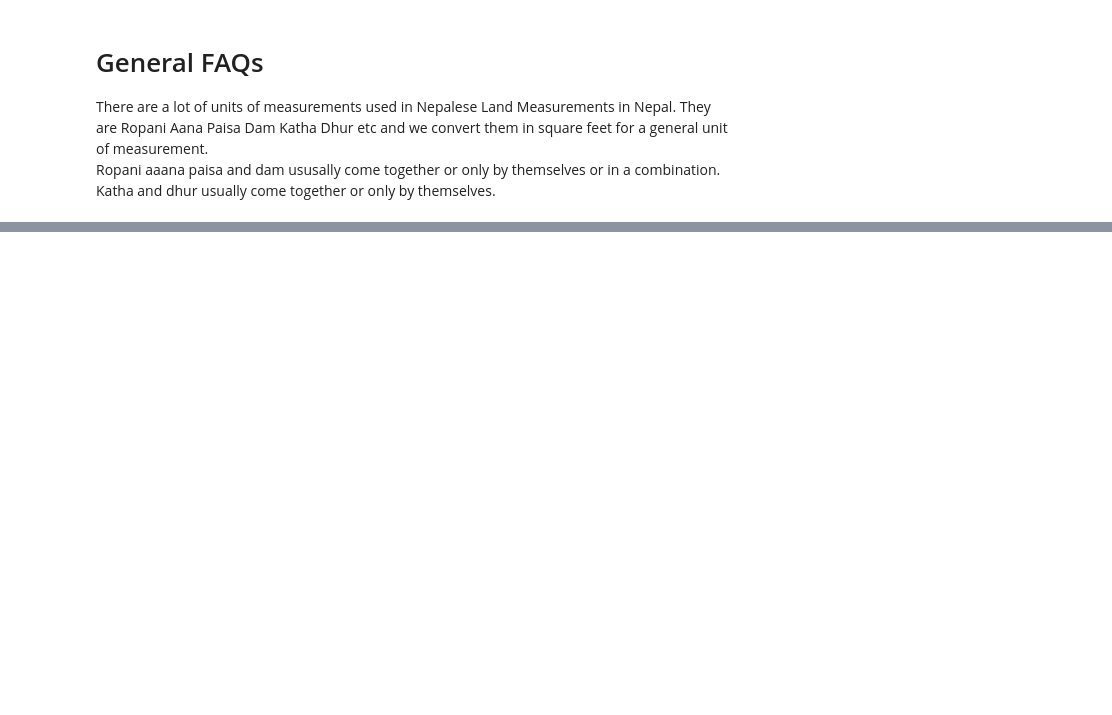
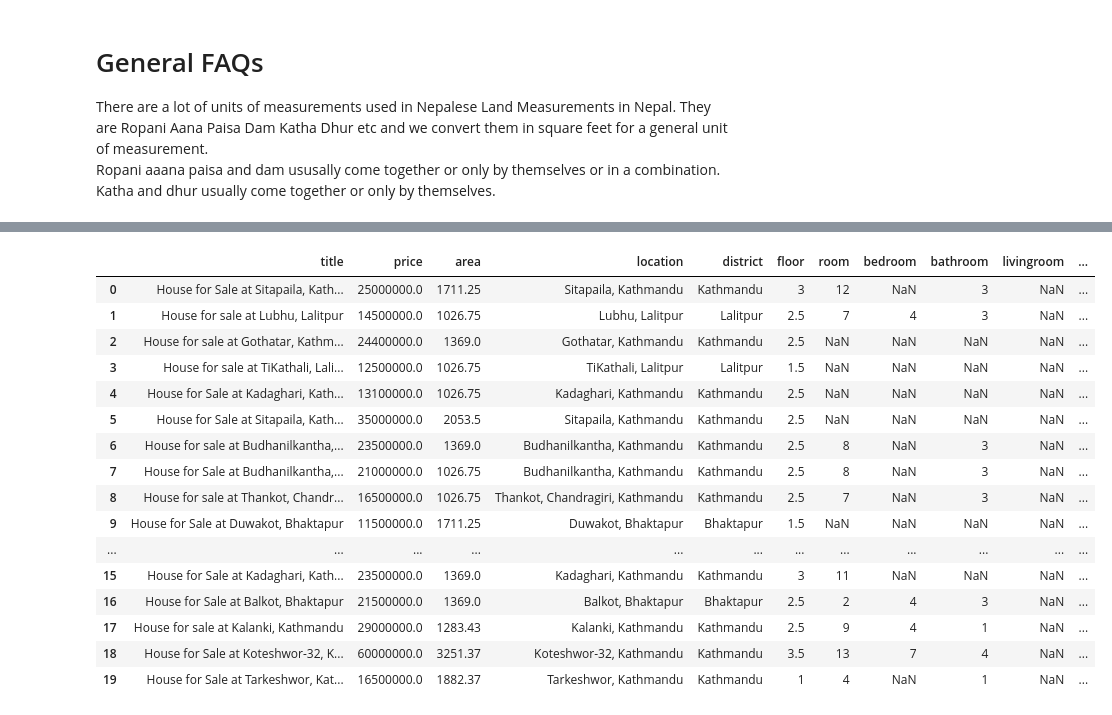
Before and after one commit to Sanoj32/Major-Project, a Jupyter notebook: jupyter_notebooks/99aana.ipynb, the cells around one changed output, grey strips where cells are left out. Saved outputs shown, nothing was run; the diff lists cells and outputs as text; code cells hidden in the pictures; blank space fills up the shorter version.

Commit message:
99aana cleaning

```diff
--- a/jupyter_notebooks/99aana.ipynb
+++ b/jupyter_notebooks/99aana.ipynb
@@ -97,3 +109,52 @@ def clean_RAPD(x):
     return x
     # paisa does not come on it's own so we don't to write code for only paisa data edge case
 df['area'] = df['area'].apply(clean_RAPD)
+# %%
+# Cleaning the price
+def clean_price(x):
+    # rs. and negotiable removed from vscode
+    #now remove commas from price and turn it into an integer from string
+    x = x.lower()
+    x = x.replace(',','')
+    x = x.replace('rs','')
+    c=0
+    l=0
+    total = 0 # initializing a variable to converts price in words to integer
+    if 'crore' not in x and 'lakh' not in x :
+        try:
+            x = int(x)
+        except:
+            x = None
+    else:
+        if 'crore' in x and 'lakh' in x: #example 2 crore 24 lakh
+            c = int(x.split('crore')[0])
+            l = int(x.split('crore')[1].split('lakh')[0])
+        elif 'lakh' in x and 'crore' not in x:  # example 45 lakh
+            l = int(x.split('lakh')[0])
+        elif 'crore' in x and 'lakh' not in x : # example 2 crore
+            c = int(x.split('crore')[0])
+        total = c*10000000 + l*100000
+        return total
+
+    return x
+df['price'] = df['price'].apply(clean_price)
+# %%
+df.head(20)
+# %% [output]
+|  | title | price | area | location | district | floor | room | bedroom | bathroom | livingroom | ... |
+| 0 | House for Sale at Sitapaila, Kath... | 25000000.0 | 1711.25 | Sitapaila, Kathmandu | Kathmandu | 3 | 12 | NaN | 3 | NaN | ... |
+| 1 | House for sale at Lubhu, Lalitpur | 14500000.0 | 1026.75 | Lubhu, Lalitpur | Lalitpur | 2.5 | 7 | 4 | 3 | NaN | ... |
+| 2 | House for sale at Gothatar, Kathm... | 24400000.0 | 1369.0 | Gothatar, Kathmandu | Kathmandu | 2.5 | NaN | NaN | NaN | NaN | ... |
+| 3 | House for sale at TiKathali, Lali... | 12500000.0 | 1026.75 | TiKathali, Lalitpur | Lalitpur | 1.5 | NaN | NaN | NaN | NaN | ... |
+| 4 | House for Sale at Kadaghari, Kath... | 13100000.0 | 1026.75 | Kadaghari, Kathmandu | Kathmandu | 2.5 | NaN | NaN | NaN | NaN | ... |
+| 5 | House for Sale at Sitapaila, Kath... | 35000000.0 | 2053.5 | Sitapaila, Kathmandu | Kathmandu | 2.5 | NaN | NaN | NaN | NaN | ... |
+| 6 | House for sale at Budhanilkantha,... | 23500000.0 | 1369.0 | Budhanilkantha, Kathmandu | Kathmandu | 2.5 | 8 | NaN | 3 | NaN | ... |
+| 7 | House for Sale at Budhanilkantha,... | 21000000.0 | 1026.75 | Budhanilkantha, Kathmandu | Kathmandu | 2.5 | 8 | NaN | 3 | NaN | ... |
+| 8 | House for sale at Thankot, Chandr... | 16500000.0 | 1026.75 | Thankot, Chandragiri, Kathmandu | Kathmandu | 2.5 | 7 | NaN | 3 | NaN | ... |
+| 9 | House for Sale at Duwakot, Bhaktapur | 11500000.0 | 1711.25 | Duwakot, Bhaktapur | Bhaktapur | 1.5 | NaN | NaN | NaN | NaN | ... |
+| ... | ... | ... | ... | ... | ... | ... | ... | ... | ... | ... | ... |
+| 15 | House for Sale at Kadaghari, Kath... | 23500000.0 | 1369.0 | Kadaghari, Kathmandu | Kathmandu | 3 | 11 | NaN | NaN | NaN | ... |
+| 16 | House for Sale at Balkot, Bhaktapur | 21500000.0 | 1369.0 | Balkot, Bhaktapur | Bhaktapur | 2.5 | 2 | 4 | 3 | NaN | ... |
+| 17 | House for sale at Kalanki, Kathmandu | 29000000.0 | 1283.43 | Kalanki, Kathmandu | Kathmandu | 2.5 | 9 | 4 | 1 | NaN | ... |
+| 18 | House for Sale at Koteshwor-32, K... | 60000000.0 | 3251.37 | Koteshwor-32, Kathmandu | Kathmandu | 3.5 | 13 | 7 | 4 | NaN | ... |
+| 19 | House for Sale at Tarkeshwor, Kat... | 16500000.0 | 1882.37 | Tarkeshwor, Kathmandu | Kathmandu | 1 | 4 | NaN | 1 | NaN | ... |
```
Also changed, not shown: parts of 14 cells of this notebook, 5 other files.
